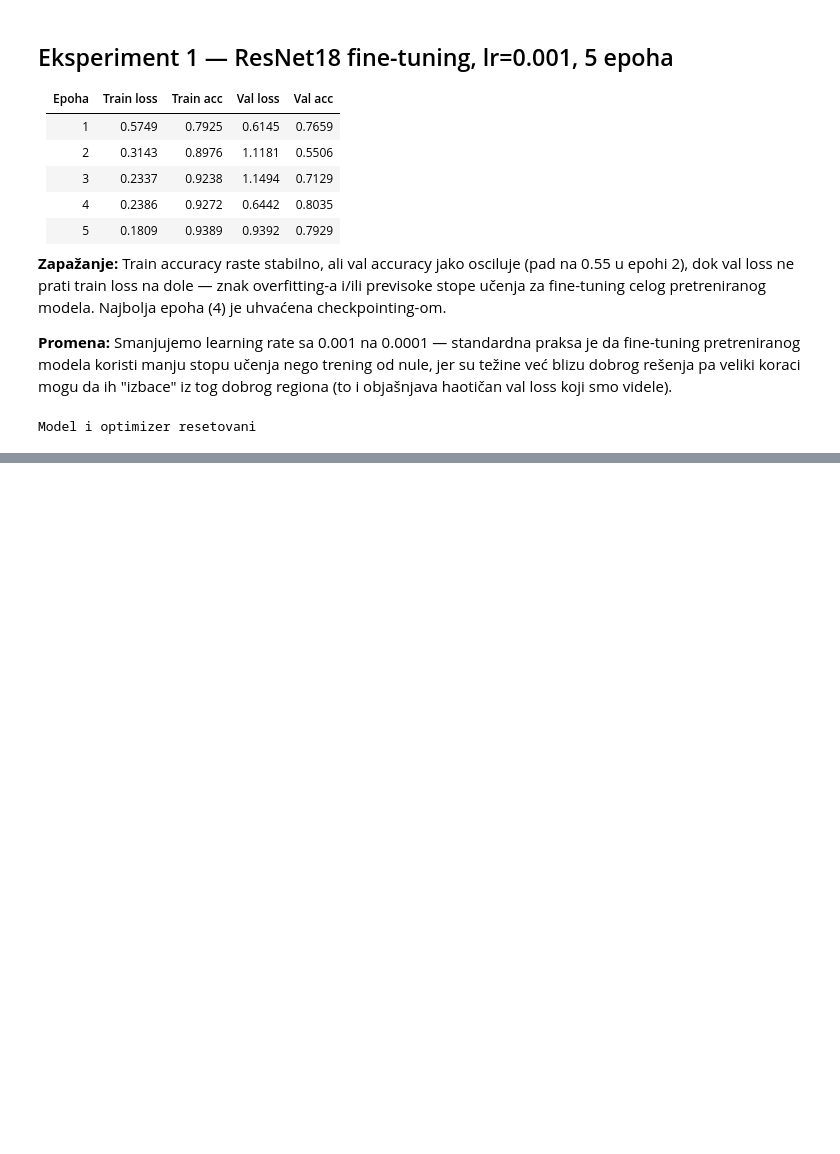
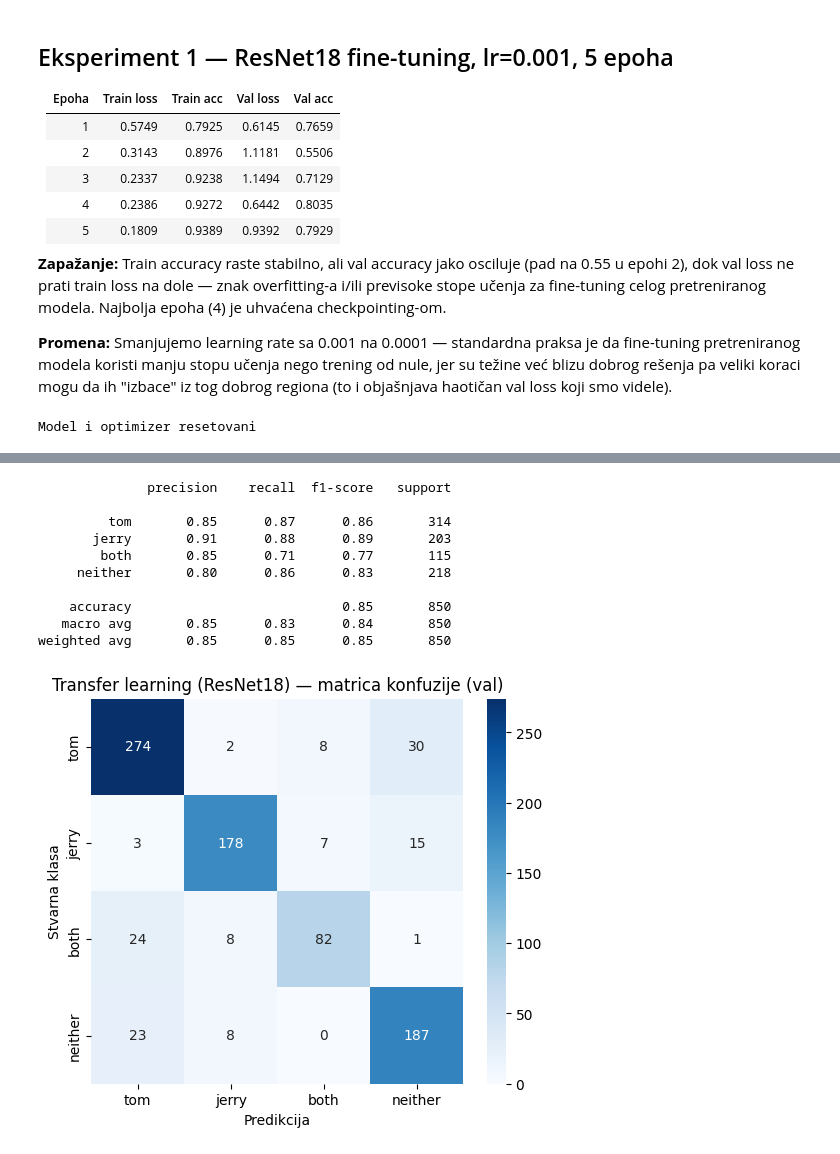
Before and after one commit to ilinkabibic/Tom-and-Jerry-Character-Classification, a Jupyter notebook: notebooks/04_transfer_learning_ika.ipynb, the cells around one changed output, grey strips where cells are left out. Cells and saved outputs as stored; diff of their text form; code cells hidden in the pictures; blank space fills up the shorter version.

```diff
--- a/notebooks/04_transfer_learning_ika.ipynb
+++ b/notebooks/04_transfer_learning_ika.ipynb
@@ -366,0 +438,38 @@ plt.show()
+# %%
+from sklearn.metrics import classification_report, confusion_matrix, ConfusionMatrixDisplay
+import seaborn as sns
+
+model.eval()
+y_true, y_pred = [], []
+with torch.no_grad():
+    for images, labels in val_loader:
+        images = images.to(device)
+        pred = model(images).argmax(1).cpu()
+        y_pred.extend(pred.tolist())
+        y_true.extend(labels.tolist())
+
+y_true_ime = [idx_to_class[i] for i in y_true]
+y_pred_ime = [idx_to_class[i] for i in y_pred]
+
+class_names = ['tom', 'jerry', 'both', 'neither']
+print(classification_report(y_true_ime, y_pred_ime, labels=class_names))
+
+cm = confusion_matrix(y_true_ime, y_pred_ime, labels=class_names)
+plt.figure(figsize=(6, 5))
+sns.heatmap(cm, annot=True, fmt='d', cmap='Blues', xticklabels=class_names, yticklabels=class_names)
+plt.xlabel('Predikcija')
+plt.ylabel('Stvarna klasa')
+plt.title('Transfer learning (ResNet18) — matrica konfuzije (val)')
+plt.show()
+# %% [output]
+              precision    recall  f1-score   support
+
+         tom       0.85      0.87      0.86       314
+       jerry       0.91      0.88      0.89       203
+        both       0.85      0.71      0.77       115
+     neither       0.80      0.86      0.83       218
+
+    accuracy                           0.85       850
+   macro avg       0.85      0.83      0.84       850
+weighted avg       0.85      0.85      0.85       850
+[figure, added]
```
Also changed, not shown: parts of 11 cells of this notebook.
